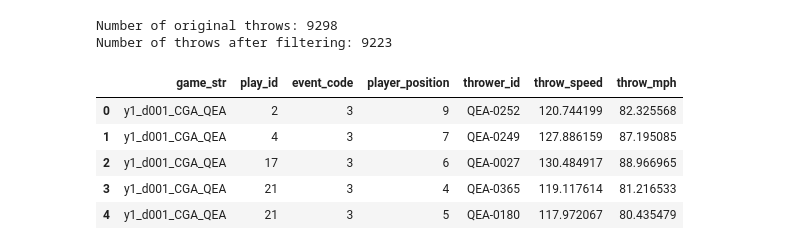
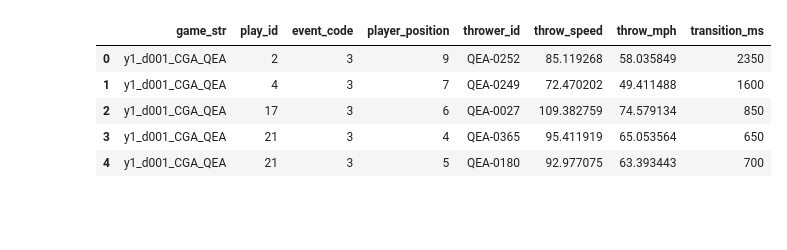
Before and after one commit to kimdoyo5/SMT2025, a Jupyter notebook: Arm_Strength.ipynb, the cells around one changed output. Saved outputs shown, nothing was run; the diff lists cells and outputs as text; code cells hidden in the pictures; blank space fills up the shorter version.

```diff
--- a/Arm_Strength.ipynb
+++ b/Arm_Strength.ipynb
@@ -65,0 +66,23 @@ every_throw.head(5).T
+# %%
+# We're including ball_acquired
+# (This becomes useful later on for adjusting ball position)
+every_acq = game_events_subset.to_table(
+    columns = ['game_str','play_id','play_per_game','timestamp','player_position','event_code']
+).to_pandas()
+every_acq = every_acq.sort_values(by=["game_str","play_id","timestamp"])
+# (It should have a different logic for acq_time, start_time, end_time)
+every_acq = every_acq.rename(columns={"timestamp":"acq_time"})
+every_acq['start_time'] = every_acq.groupby(
+    ['game_str','play_id'])['acq_time'].shift(-1).astype('Int64')
+every_acq['transition_ms'] = every_acq['start_time'] - every_acq['acq_time']
+every_acq['end_time'] = every_acq.groupby(
+    ['game_str','play_id'])['acq_time'].shift(-2).astype('Int64')
+# Checked for matching every_throw (code deleted for brevity)
+
+every_acq = every_acq[(every_acq['event_code'] == 2)]
+
+# Concatenate into every_throw
+every_throw = pd.concat([every_throw, every_acq])
+every_throw = every_throw.sort_values(by=["game_str","play_id","start_time"]) # Keep it sorted
+
+every_throw.head(5).T
@@ -225,25 +390,24 @@ Number of remaining rows:  955367
 # %%
 """
 Estimate max.velocities (i.e. "the" velo) of each throw
 """
-every_throw_clean = every_throw_tracking_clean.groupby(["game_str","play_id","event_code","player_position","thrower_id"])["prev_interval_speed"].max().reset_index()
-every_throw_clean = every_throw_clean.rename(columns={"prev_interval_speed":"throw_speed"})
-print(f"Number of original throws: {len(every_throw)}")
-print(f"Number of throws after filtering: {len(every_throw_clean)}")
+every_throw_clean = every_throw_withpos_clean.groupby(["game_str","play_id","event_code","player_position","thrower_id"])["prev_interval_ballspeed"].max().reset_index()
+every_throw_clean = every_throw_clean.rename(columns={"prev_interval_ballspeed":"throw_speed"})
 
 # Convert the speeds to mph
 every_throw_clean['throw_mph'] = every_throw_clean['throw_speed'] * 0.681818
 
+# Merge transition_times
+every_throw_clean = pd.merge(every_throw_clean, transition_times, how="left", on=["game_str","play_id","player_position"])
+
 every_throw_clean.head(5)
 # %% [output]
-Number of original throws: 9298
-Number of throws after filtering: 9223
-|  | game_str | play_id | event_code | player_position | thrower_id | throw_speed | throw_mph |
-| 0 | y1_d001_CGA_QEA | 2 | 3 | 9 | QEA-0252 | 120.744199 | 82.325568 |
-| 1 | y1_d001_CGA_QEA | 4 | 3 | 7 | QEA-0249 | 127.886159 | 87.195085 |
-| 2 | y1_d001_CGA_QEA | 17 | 3 | 6 | QEA-0027 | 130.484917 | 88.966965 |
-| 3 | y1_d001_CGA_QEA | 21 | 3 | 4 | QEA-0365 | 119.117614 | 81.216533 |
-| 4 | y1_d001_CGA_QEA | 21 | 3 | 5 | QEA-0180 | 117.972067 | 80.435479 |
+|  | game_str | play_id | event_code | player_position | thrower_id | throw_speed | throw_mph | transition_ms |
+| 0 | y1_d001_CGA_QEA | 2 | 3 | 9 | QEA-0252 | 85.119268 | 58.035849 | 2350 |
+| 1 | y1_d001_CGA_QEA | 4 | 3 | 7 | QEA-0249 | 72.470202 | 49.411488 | 1600 |
+| 2 | y1_d001_CGA_QEA | 17 | 3 | 6 | QEA-0027 | 109.382759 | 74.579134 | 850 |
+| 3 | y1_d001_CGA_QEA | 21 | 3 | 4 | QEA-0365 | 95.411919 | 65.053564 | 650 |
+| 4 | y1_d001_CGA_QEA | 21 | 3 | 5 | QEA-0180 | 92.977075 | 63.393443 | 700 |
 # %%
 data = every_throw_clean['throw_mph'].dropna()
 
```
Also changed, not shown: parts of 11 cells of this notebook.
